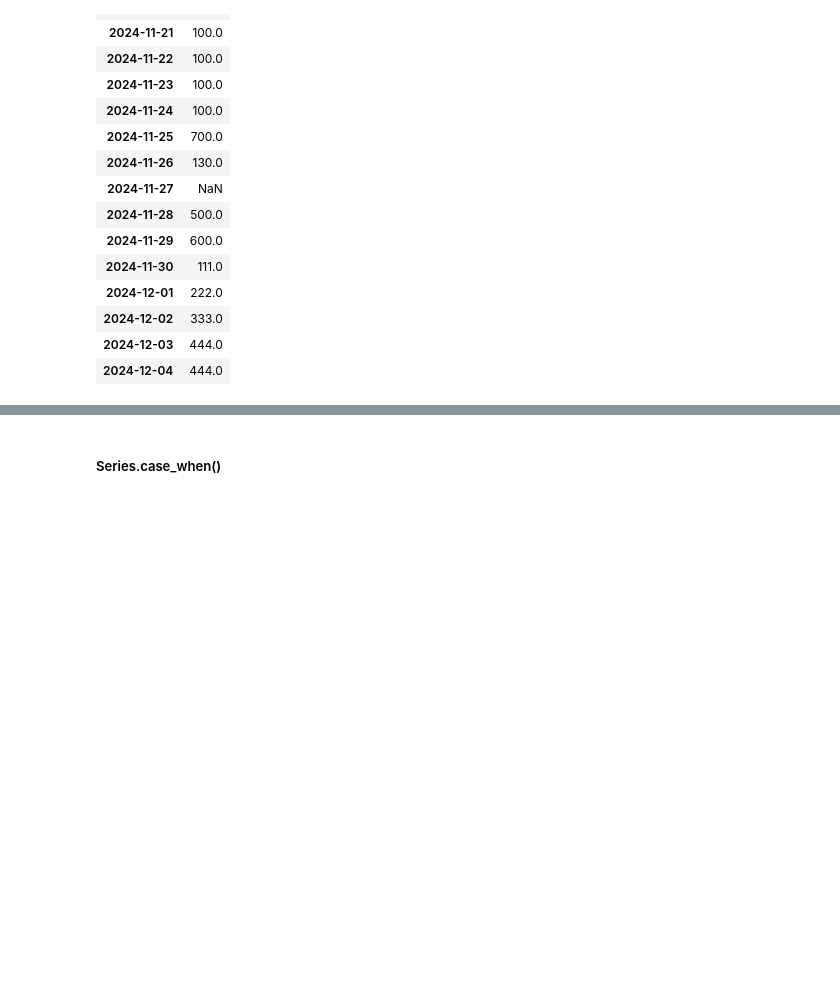
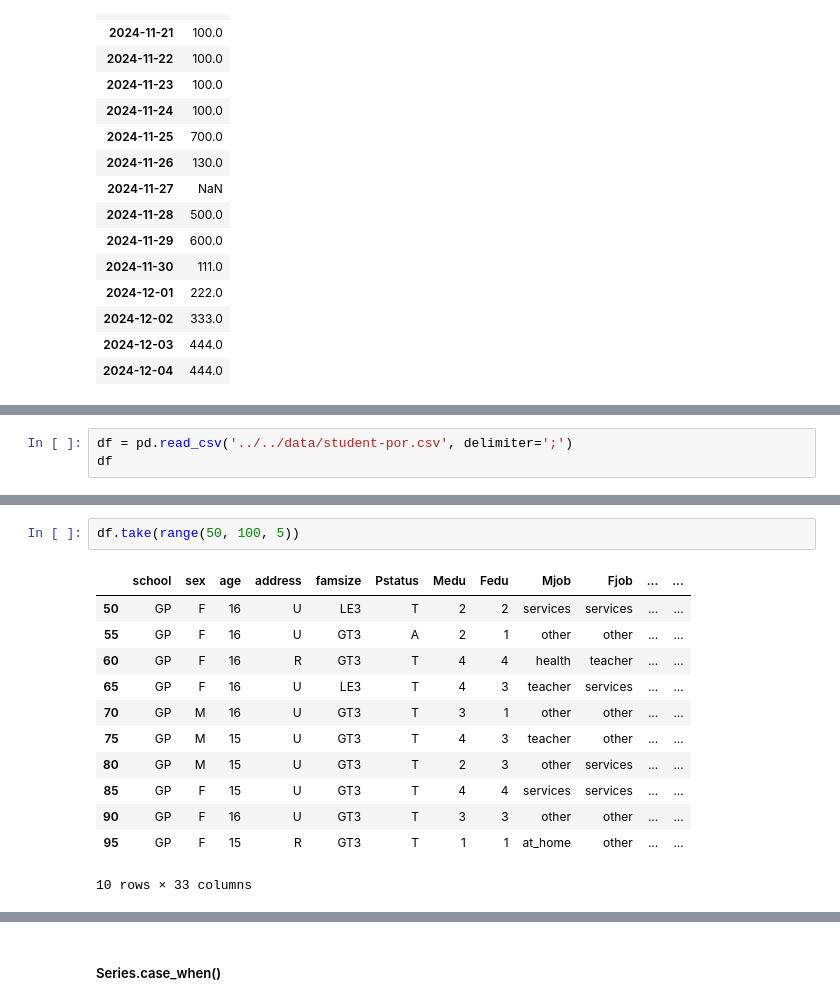
Before and after one commit to rgenius-ru/pandas_lessons, a Jupyter notebook: lessons/Pandas_for_Data_Engineering/part2_new.ipynb, the cells around one changed output, grey strips where cells are left out. Drawn from its saved outputs; the diff is of its cells as text; blank space fills up the shorter version.

```diff
--- a/lessons/Pandas_for_Data_Engineering/part2_new.ipynb
+++ b/lessons/Pandas_for_Data_Engineering/part2_new.ipynb
@@ -3753,0 +4060,3 @@ df.reindex(d_index_2, method='nearest')
+# %%
+df = pd.read_csv('../../data/student-por.csv', delimiter=';')
+df
@@ -3753,0 +4084,15 @@ df.reindex(d_index_2, method='nearest')
+# %%
+df.take(range(50, 100, 5))
+# %% [output]
+|  | school | sex | age | address | famsize | Pstatus | Medu | Fedu | Mjob | Fjob | ... | ... |
+| 50 | GP | F | 16 | U | LE3 | T | 2 | 2 | services | services | ... | ... |
+| 55 | GP | F | 16 | U | GT3 | A | 2 | 1 | other | other | ... | ... |
+| 60 | GP | F | 16 | R | GT3 | T | 4 | 4 | health | teacher | ... | ... |
+| 65 | GP | F | 16 | U | LE3 | T | 4 | 3 | teacher | services | ... | ... |
+| 70 | GP | M | 16 | U | GT3 | T | 3 | 1 | other | other | ... | ... |
+| 75 | GP | M | 15 | U | GT3 | T | 4 | 3 | teacher | other | ... | ... |
+| 80 | GP | M | 15 | U | GT3 | T | 2 | 3 | other | services | ... | ... |
+| 85 | GP | F | 15 | U | GT3 | T | 4 | 4 | services | services | ... | ... |
+| 90 | GP | F | 16 | U | GT3 | T | 3 | 3 | other | other | ... | ... |
+| 95 | GP | F | 15 | R | GT3 | T | 1 | 1 | at_home | other | ... | ... |
+10 rows × 33 columns
```
Also changed, not shown: parts of 42 cells of this notebook.
